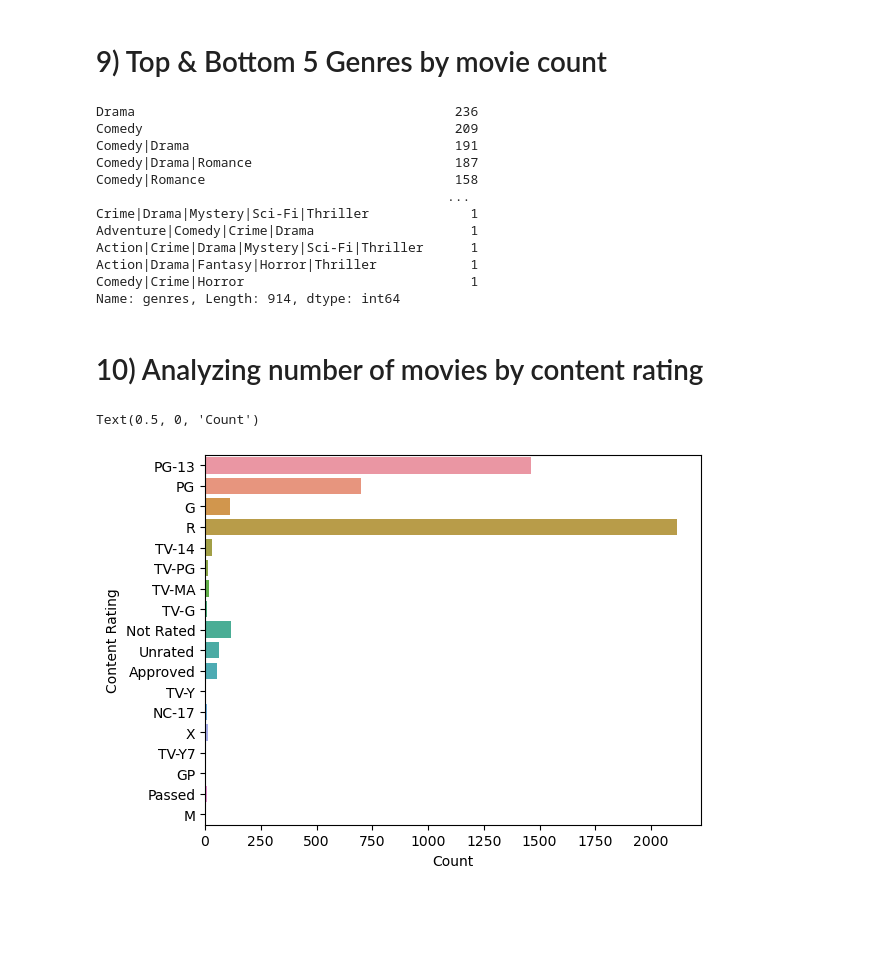
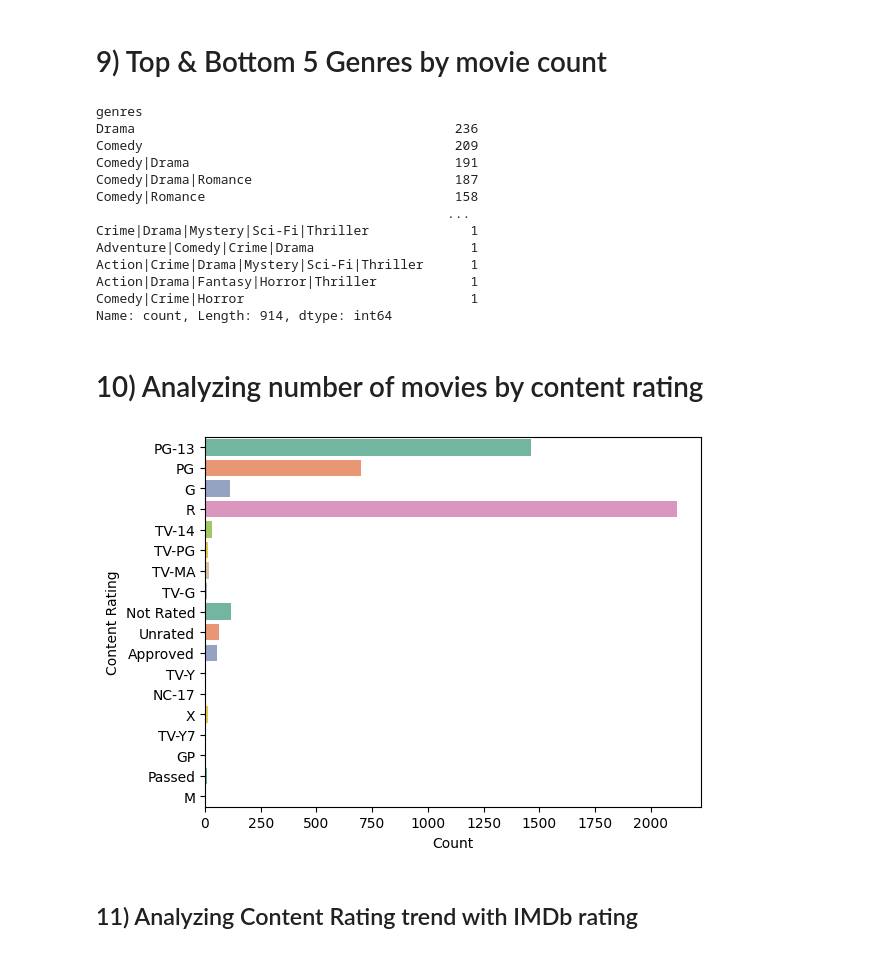
Before and after one commit to its-me-abhishek/imdb-movie-sentiment, a Jupyter notebook: imdb-sentiment-analysis.ipynb, the cells around one changed output. Cells and saved outputs as stored; diff of their text form; code cells hidden in the pictures; blank space fills up the shorter version.

```diff
--- a/imdb-sentiment-analysis.ipynb
+++ b/imdb-sentiment-analysis.ipynb
@@ -6,6 +8,6 @@ import matplotlib.pyplot as plt
 from wordcloud import WordCloud
 # %%
 # Importing Datasets
-df_reviews = pd.read_csv('/kaggle/input/imdb-dataset-of-50k-movie-reviews/IMDB Dataset.csv')
-df_movies = pd.read_csv('/kaggle/input/imdb-5000-movie-dataset/movie_metadata.csv')
+df_reviews = pd.read_csv("./kaggle/input/IMDB Dataset.csv")
+df_movies = pd.read_csv("./kaggle/input/movie_metadata.csv")
 # %%
@@ -159,6 +211,7 @@ Text(0, 0.5, 'Movie Title')
 # %%
 print(count_by_genre)
 # %% [output]
+genres
 Drama                                         236
 Comedy                                        209
 Comedy|Drama                                  191
@@ -170,13 +223,21 @@ Adventure|Comedy|Crime|Drama                    1
 Action|Crime|Drama|Mystery|Sci-Fi|Thriller      1
 Action|Drama|Fantasy|Horror|Thriller            1
 Comedy|Crime|Horror                             1
-Name: genres, Length: 914, dtype: int64
+Name: count, Length: 914, dtype: int64
 # %% [markdown]
 # 10) Analyzing number of movies by content rating
 # %%
-sns.countplot(data=df_movies, y='content_rating')
-plt.ylabel('Content Rating')
-plt.xlabel('Count')
+sns.countplot(
+    data=df_movies,
+    y="content_rating",
+    palette="Set2",
+    hue="content_rating",
+    legend=False,
+)
+plt.ylabel("Content Rating")
+plt.xlabel("Count")
+plt.show()
 # %% [output]
-Text(0.5, 0, 'Count')
-[figure, old version]
+[figure, new version]
+# %% [markdown]
+## 11) Analyzing Content Rating trend with IMDb rating
```
Also changed, not shown: parts of 29 cells of this notebook.
